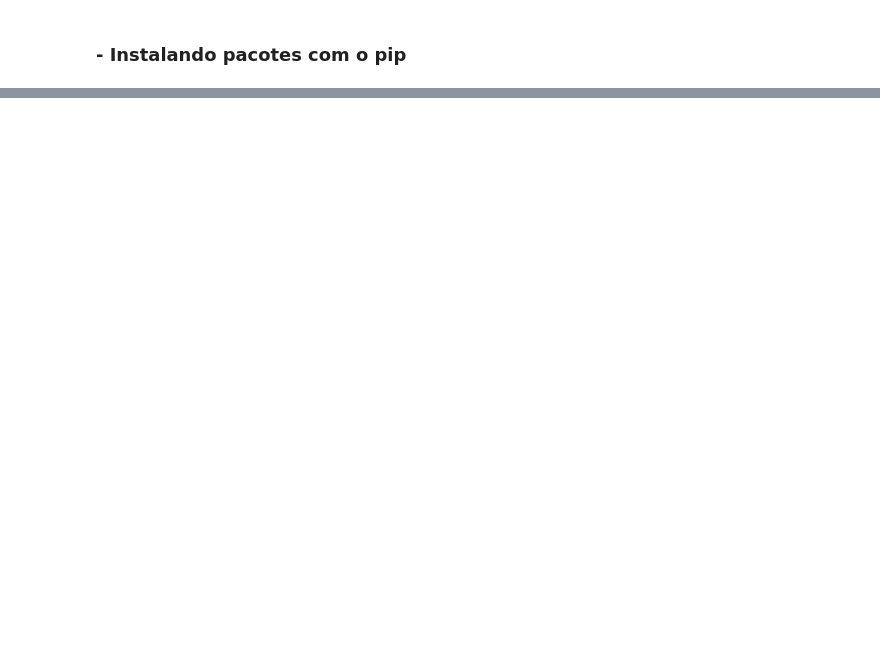
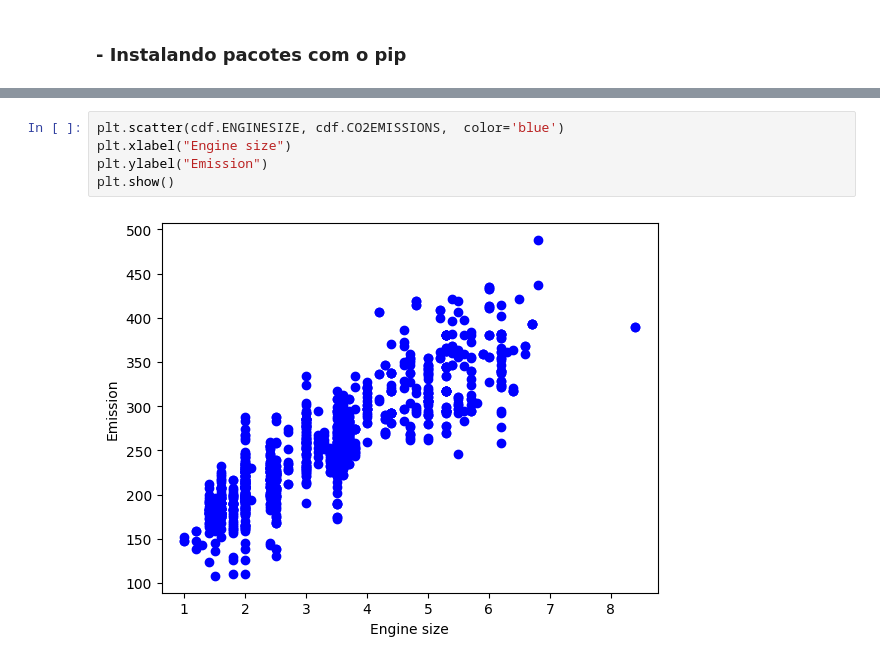
Before and after one commit to fullzer4/WorkshopSenai_IA, a Jupyter notebook: notebooks/pratica1.ipynb, the cells around one changed output, grey strips where cells are left out. Drawn from its saved outputs; the diff is of its cells as text; blank space fills up the shorter version.

```diff
--- a/notebooks/pratica1.ipynb
+++ b/notebooks/pratica1.ipynb
@@ -34,0 +99,7 @@ Note: you may need to restart the kernel to use updated packages.
+# %%
+plt.scatter(cdf.ENGINESIZE, cdf.CO2EMISSIONS,  color='blue')
+plt.xlabel("Engine size")
+plt.ylabel("Emission")
+plt.show()
+# %% [output]
+[figure, added]
```
Also changed, not shown: parts of 19 cells of this notebook, 4 other files.
